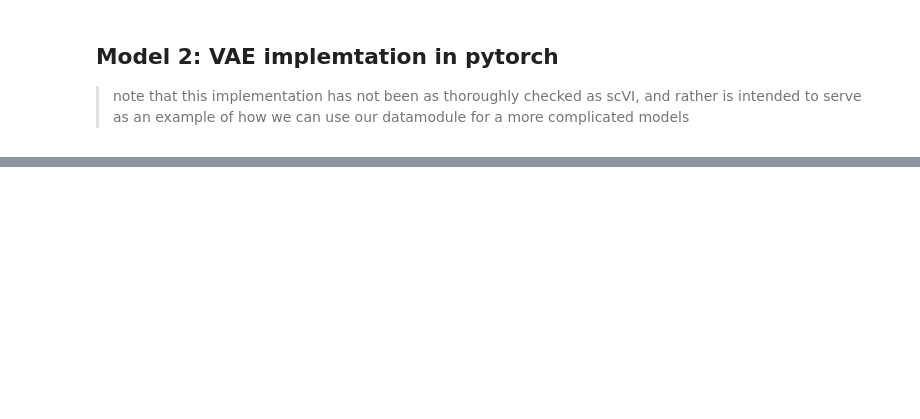
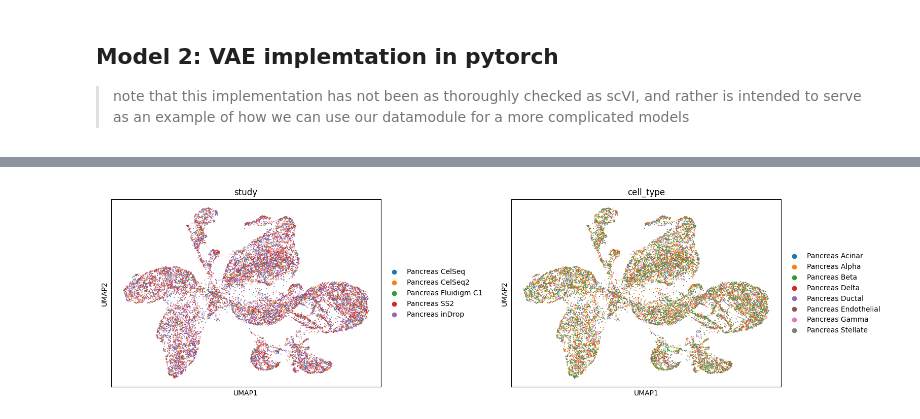
Before and after one commit to macwiatrak/scverse-hackathon-data-4-ai, a Jupyter notebook: Notebooks/anndata2lightning.ipynb, the cells around one changed output, grey strips where cells are left out. Drawn from its saved outputs; the diff is of its cells as text; code cells hidden in the pictures; blank space fills up the shorter version.

```diff
--- a/Notebooks/anndata2lightning.ipynb
+++ b/Notebooks/anndata2lightning.ipynb
@@ -238,12 +238,6 @@ class scLightning(pl.LightningModule):
         x = batch["X"]
         y = batch[self.label_col].long()
 
-        print("x == y", x == y)
-
-        for k, v in batch.items():
-            print(k, ":", v.shape)
-
-
         out = self(x)
 
         self.test_label_true.append(y)
@@ -292,5 +286,5 @@ model = scLightning(n_vars = adata.n_vars,
                     label_col = "obs_label")
 # %%
 # define a pytorch trainer
-trainer = pl.Trainer(devices=-1, max_epochs=1)
+trainer = pl.Trainer(devices=1, max_epochs=1)
 # %% [output]
@@ -637,4 +631,4 @@ model = cVAE(input_dim=adata.n_vars,
 # %%
 pyro_model = LowLevelPyroTrainingPlan(model)
 # %%
-trainer = pl.Trainer(devices=-1, max_epochs=10)
+trainer = pl.Trainer(devices=1, max_epochs=10)
@@ -654,25 +666,26 @@ def get_latent_representation(model, dm, study_to_index):
     - numpy.ndarray: An array containing the mean values of the latent variables for each sample.
     """
 
-    def one_hot_encode_study(study, study_to_index):
-        study_index = study_to_index[study]
+    def one_hot_encode_study(study_index):
+        study_index_int = int(study_index.item())
         num_classes = len(study_to_index)
-        return F.one_hot(torch.tensor(study_index), num_classes=num_classes)
+        return F.one_hot(torch.tensor(study_index_int), num_classes=num_classes)
 
 
-    dm.setup()
-    full_data = dm.dataset[:] # No copies yet, nothing is copied until you access specific attributes (.X, .obsm etc.).
+    full_data = torch.stack([d["X"] for d in dm.train_data] + [d["X"] for d in dm.val_data] + [d["X"] for d in dm.test_data])
+    studies = [d["obs_encoded_study"] for d in dm.train_data] + [d["obs_encoded_study"] for d in dm.val_data] + [d["obs_encoded_study"] for d in dm.test_data]
+    studyx = torch.stack([one_hot_encode_study(s) for s in studies], dim = 0).to(torch.float32)
 
-    studyx = torch.stack([one_hot_encode_study(s, dm.study_to_index) for s in full_data["obs"].study], dim = 0).to(torch.float32)
-
-    means = model.encoder(torch.tensor(full_data["X"], dtype = torch.float32),
+    means = model.encoder(torch.tensor(full_data, dtype = torch.float32),
                           studyx)[:, :10] # get mean values of the latent variables
 
     return means.data.cpu().numpy()
 # %%
-adata.obsm['X_cvae'] = get_latent_representation(model, dm, study_to_index)
+adata.obsm['X_cvae'] = get_latent_representation(model, dm_for_cvae, study_to_index)
 
 sc.pp.neighbors(adata, use_rep='X_cvae')
 sc.tl.umap(adata)
 
 sc.pl.umap(adata, color=['study', 'cell_type'], wspace=0.35)
+# %% [output]
+[figure, added]
```
Also changed, not shown: parts of 7 cells of this notebook.
